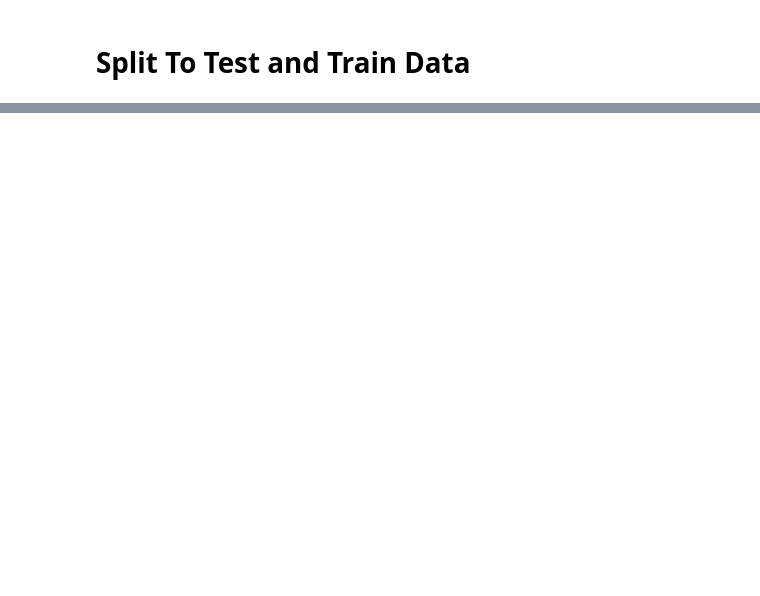
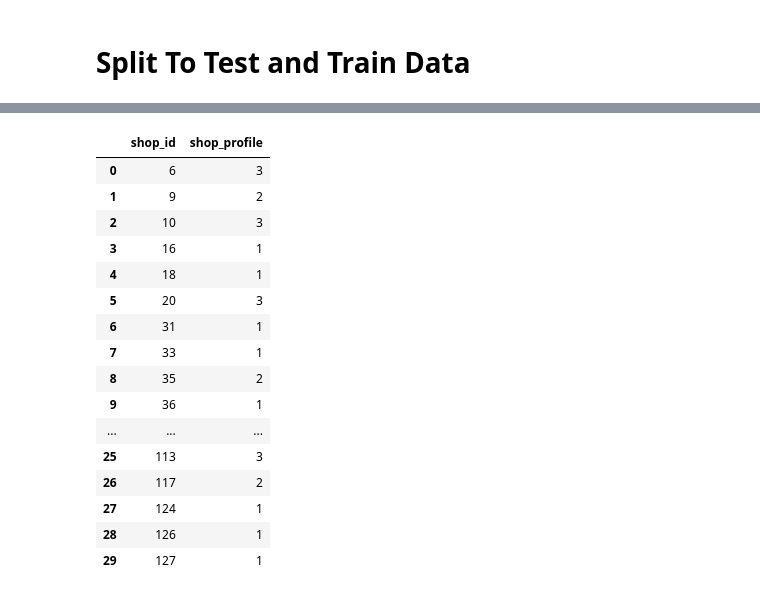
Before and after one commit to codened/DataStorm-4.0, a Jupyter notebook: stormingRoundDay_2/DataStorm_4_0 - Gunshumal.ipynb, the cells around one changed output, grey strips where cells are left out. Drawn from its saved outputs; the diff is of its cells as text; code cells hidden in the pictures; blank space fills up the shorter version.

```diff
--- a/stormingRoundDay_2/DataStorm_4_0 - Gunshumal.ipynb
+++ b/stormingRoundDay_2/DataStorm_4_0 - Gunshumal.ipynb
@@ -750,0 +551,23 @@ UploadShid.to_csv('Testing-datatoUpload.csv', index=False)
+# %%
+import xgboost as xgb
+from sklearn.metrics import mean_squared_error
+
+# Split data into training and test sets
+X_train=train_data_noID.drop('shop_profile', axis=1)
+y_train=train_data_noID['shop_profile']
+X_test=test_data_noID.drop('shop_profile', axis=1)
+y_test=test_data_noID['shop_profile']
+
+
+# Initialize the XGBoost classifier
+xgb_model = xgb.XGBClassifier(tree_method='gpu_hist')
+
+# fit model to training data
+xgb_model.fit(X_train, y_train)
+
+# make predictions on test data
+xg_pred = xgb_model.predict(X_test)
+
+# evaluate performance of model
+mse = mean_squared_error(y_test, xg_pred)
+print('MSE:', mse)
@@ -750,0 +576,6 @@ UploadShid.to_csv('Testing-datatoUpload.csv', index=False)
+# %%
+xg_pred=pd.DataFrame(xg_pred, columns=['shop_profile'])
+
+train_data_noID['shop_profile'] = train_data_noID['shop_profile'].replace({0: 1, 1: 2, 2: 3})
+test_data_noID['shop_profile'] = test_data_noID['shop_profile'].replace({0: 1, 1: 2, 2: 3})
+xg_pred['shop_profile'] = xg_pred['shop_profile'].replace({0: 1, 1: 2, 2: 3})
@@ -750,0 +627,4 @@ UploadShid.to_csv('Testing-datatoUpload.csv', index=False)
+# %%
+concatenated_df_XG_res = pd.concat([test_data['shop_id'], xg_pred['shop_profile']], axis=1)
+# concatenated_df_XG_res['shop_profile'] = concatenated_df_XG_res['shop_profile'].astype(int)
+# concatenated_df_XG_res['shop_id'] = concatenated_df_XG_res['shop_id'].astype(int)
@@ -750,0 +668,20 @@ UploadShid.to_csv('Testing-datatoUpload.csv', index=False)
+# %%
+XG_res_mode_df
+# %% [output]
+|  | shop_id | shop_profile |
+| 0 | 6 | 3 |
+| 1 | 9 | 2 |
+| 2 | 10 | 3 |
+| 3 | 16 | 1 |
+| 4 | 18 | 1 |
+| 5 | 20 | 3 |
+| 6 | 31 | 1 |
+| 7 | 33 | 1 |
+| 8 | 35 | 2 |
+| 9 | 36 | 1 |
+| ... | ... | ... |
+| 25 | 113 | 3 |
+| 26 | 117 | 2 |
+| 27 | 124 | 1 |
+| 28 | 126 | 1 |
+| 29 | 127 | 1 |
```
Also changed, not shown: parts of 98 cells of this notebook.
